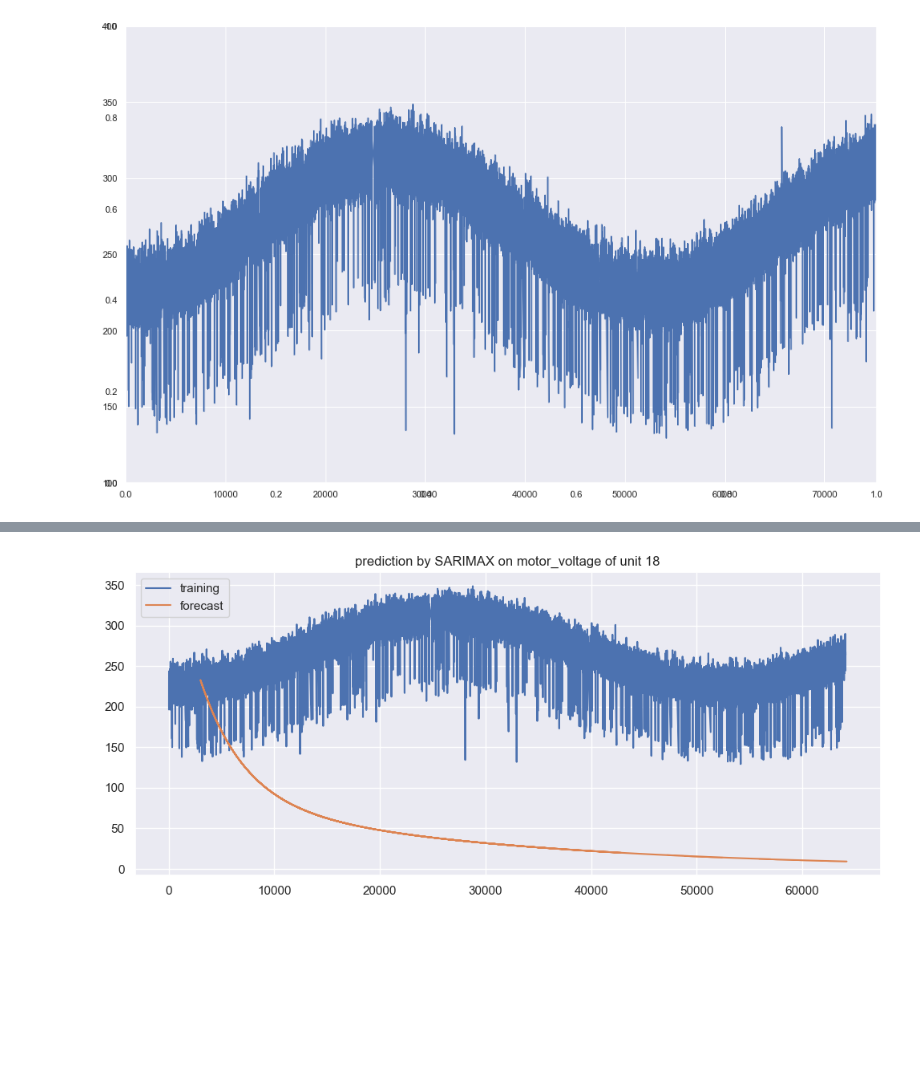
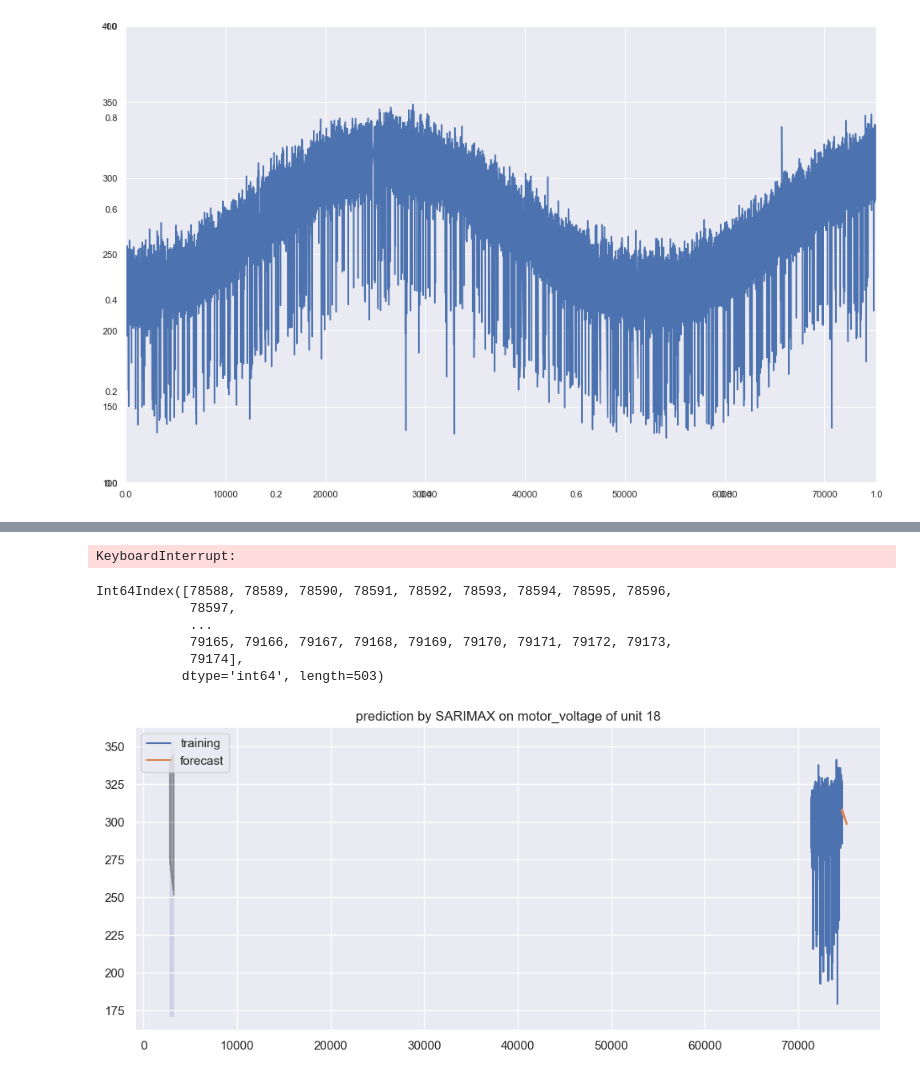
Before and after one commit to telenovelachuan/predictive_widget_maintenance, a Jupyter notebook: notebooks/time series analysis.ipynb, the cells around one changed output, grey strips where cells are left out. Saved outputs shown, nothing was run; the diff lists cells and outputs as text; code cells hidden in the pictures; blank space fills up the shorter version.

Commit message:
time seris SARIMAX

```diff
--- a/notebooks/time series analysis.ipynb
+++ b/notebooks/time series analysis.ipynb
@@ -9,6 +9,7 @@ import statsmodels.api as sm
 import matplotlib.pyplot as plt
 import seaborn as sns
 import datetime
+from datetime import timedelta
 import itertools
 import matplotlib.dates as mdate
 
@@ -16,6 +17,11 @@ warnings.filterwarnings("ignore")
 def load_unit_data(unit):
     unit_name = "000{}".format(unit) if unit < 10 else "00{}".format(unit)
     return pd.read_csv("../data/processed/train/unit{}_rms_anomaly_excluded.csv".format(unit_name), index_col=0)
+
+def get_last_proportion(unit, feature, proportion=0.1):
+    df_unit = load_unit_data(unit)
+    index_prop = int(len(df_unit.index) * (1- proportion))
+    return df_unit[index_prop: ]
 
 def plot_feature_in_single_file(feature_name, unit, ylim_low=-20, ylim_high=3000, bins=20, show_dist=True):
     file_df = load_unit_data(unit)
@@ -168,7 +202,9 @@ ARIMA(3, 0, 3)x(3, 0, 3, 12)12 - AIC:435635.2042083174
 KeyboardInterrupt:
 # %%
 def train_SARIMAX(unit, feature, order, seasonal_order):
-    df_unit = load_unit_data(unit)[feature]
+    #df_unit = load_unit_data(unit)[feature]
+    df_unit = get_last_proportion(unit, feature, proportion=0.05)[feature]
+
     index_p85 = int(len(df_unit.index) * 0.85)
     train = df_unit[:index_p85]
     test = df_unit[index_p85:]
@@ -182,27 +218,45 @@ def train_SARIMAX(unit, feature, order, seasonal_order):
     plt.title(plt_title)
     plt.legend(loc="upper left")
     return model_fit
-model_SARIMAX = train_SARIMAX(18, "motor_voltage", (20, 0, 1), (1,0,1,12))
+model_SARIMAX = train_SARIMAX(18, "motor_voltage", (7, 0, 1), (7, 0, 1, 144))
+# %% [output]
+KeyboardInterrupt:
+# %%
+df_unit = get_last_proportion(12, 'rpm', proportion=0.05)['rpm']
+index_p85 = int(len(df_unit.index) * 0.85)
+df_unit[index_p85:].index
+# %% [output]
+Int64Index([78588, 78589, 78590, 78591, 78592, 78593, 78594, 78595, 78596,
+            78597,
+            ...
+            79165, 79166, 79167, 79168, 79169, 79170, 79171, 79172, 79173,
+            79174],
+           dtype='int64', length=503)
 # %%
 def SARIMAX_predict(model, unit, feature):
-    df_unit = load_unit_data(unit)[feature]
+    #df_unit = load_unit_data(unit)[feature]
+    df_unit = get_last_proportion(unit, feature, proportion=0.05)[feature]
     index_p85 = int(len(df_unit.index) * 0.85)
-    #start, end = index_p85, len(df_unit.index)
-    start, end = 3000, len(df_unit.index)
+    #start, end = df_unit.index[index_p85], df_unit.index[-1]
+    start, end = index_p85, len(df_unit.index)
+    df_last_p15_index = df_unit[(index_p85 - 1):].index
     forecast = model.predict(start=start, end=end, dynamic=True)
+    df_forecast = pd.DataFrame(forecast, index=df_last_p15_index)
+    forecast = pd.DataFrame(forecast.values, index=df_last_p15_index.tolist())
+    #print(forecast.values.flatten())
 
     sns.set_style("darkgrid")
     plt.figure(figsize=(12, 5), dpi=100)
     predict = model.get_prediction(start=start, end=end, dynamic=False)
     pred_ci = predict.conf_int()
 
     ax = sns.lineplot(x=df_unit[:index_p85 + 2].index, y=df_unit[:index_p85 + 2].values, label='training')
     #ax.fill_between(pred_ci.index, pred_ci.iloc[:, 0], pred_ci.iloc[:, 1], color='k', alpha=.3)
     #ax.fill_betweenx(ax.get_ylim(), pred_ci.index[0], pred_ci.index[-1], alpha=.2, zorder=-1)
-    sns.lineplot(x=forecast.index, y=forecast.values, label='forecast')
+    sns.lineplot(x=forecast.index, y=forecast.values.flatten(), label='forecast')
     plt_title = "prediction by SARIMAX on {} of unit {}".format(feature, unit)
     plt.title(plt_title)
     plt.legend(loc='upper left')
 SARIMAX_predict(model_SARIMAX, 18, "motor_voltage")
 # %% [output]
-[figure, old version]
+[figure, new version]
```
Also changed, not shown: parts of 3 cells of this notebook.
